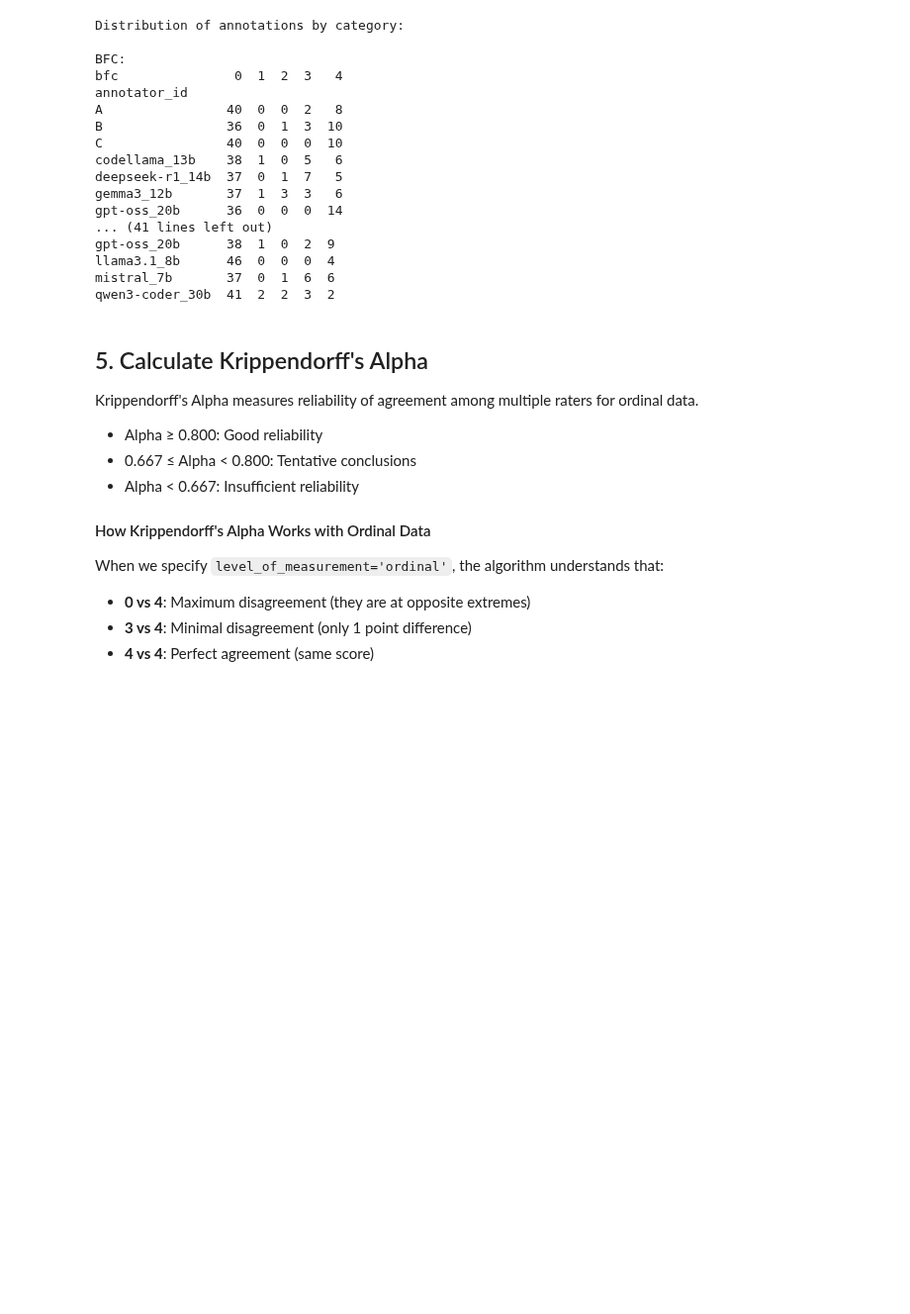
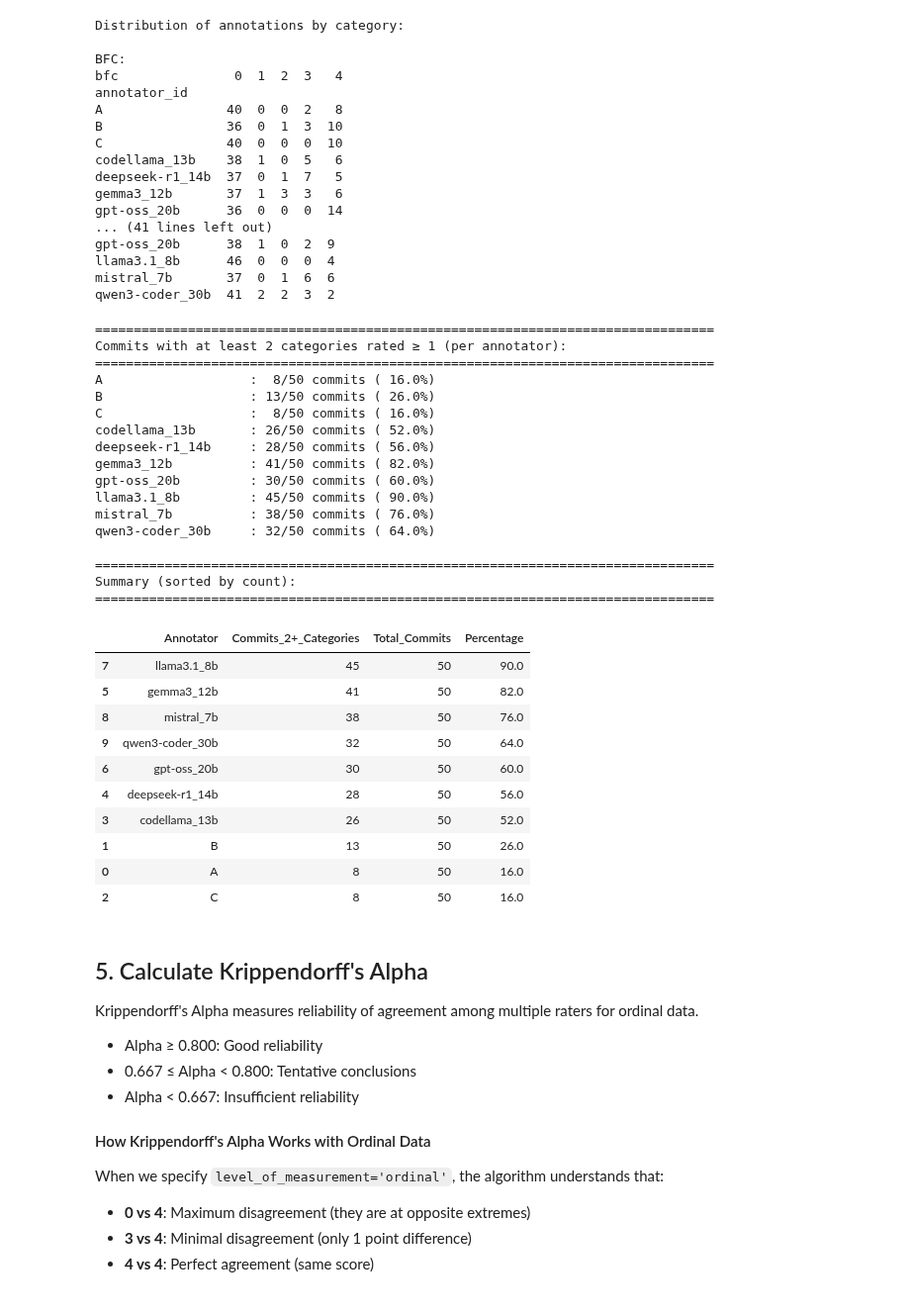
Before and after one commit to Maes95/llm-commit-classification, a Jupyter notebook: analysis/disagreement_analysis.ipynb, the cells around one changed output. Shown at 99% size. Drawn from its saved outputs; the diff is of its cells as text; code cells hidden in the pictures; blank space fills up the shorter version.

Commit message:
Add Commits with at least 2 categories rated ≥ 1 (per annotator)

```diff
--- a/analysis/disagreement_analysis.ipynb
+++ b/analysis/disagreement_analysis.ipynb
@@ -199,6 +199,81 @@ gpt-oss_20b      38  1  0  2  9
 llama3.1_8b      46  0  0  0  4
 mistral_7b       37  0  1  6  6
 qwen3-coder_30b  41  2  2  3  2
+# %%
+# Calculate commits with 2+ categories rated >= 1 for each annotator
+print("\n" + "="*80)
+print("Commits with at least 2 categories rated ≥ 1 (per annotator):")
+print("="*80)
+
+multi_category_results = []
+
+for annotator in sorted(validation_df['annotator_id'].unique()):
+    annotator_data = validation_df[validation_df['annotator_id'] == annotator]
+
+    # For each commit, count how many categories have value >= 1
+    commits_with_multi_categories = 0
+
+    for commit_hash in annotator_data['hash'].unique():
+        commit_row = annotator_data[annotator_data['hash'] == commit_hash].iloc[0]
+
+        # Count categories with rating >= 1
+        categories_rated_high = sum([
+            1 for col in classification_cols
+            if commit_row[col] >= 1
+        ])
+
+        if categories_rated_high >= 2:
+            commits_with_multi_categories += 1
+
+    total_commits = len(annotator_data['hash'].unique())
+    percentage = (commits_with_multi_categories / total_commits * 100) if total_commits > 0 else 0
+
+    multi_category_results.append({
+        'Annotator': annotator,
+        'Commits_2+_Categories': commits_with_multi_categories,
+        'Total_Commits': total_commits,
+        'Percentage': percentage
+    })
+
+    print(f"{annotator:20s}: {commits_with_multi_categories:2d}/{total_commits} commits ({percentage:5.1f}%)")
+
+# Create summary dataframe
+multi_category_df = pd.DataFrame(multi_category_results)
+multi_category_df = multi_category_df.sort_values('Commits_2+_Categories', ascending=False)
+
+print("\n" + "="*80)
+print("Summary (sorted by count):")
+print("="*80)
+display(multi_category_df)
+# %% [output]
+================================================================================
+Commits with at least 2 categories rated ≥ 1 (per annotator):
+================================================================================
+A                   :  8/50 commits ( 16.0%)
+B                   : 13/50 commits ( 26.0%)
+C                   :  8/50 commits ( 16.0%)
+codellama_13b       : 26/50 commits ( 52.0%)
+deepseek-r1_14b     : 28/50 commits ( 56.0%)
+gemma3_12b          : 41/50 commits ( 82.0%)
+gpt-oss_20b         : 30/50 commits ( 60.0%)
+llama3.1_8b         : 45/50 commits ( 90.0%)
+mistral_7b          : 38/50 commits ( 76.0%)
+qwen3-coder_30b     : 32/50 commits ( 64.0%)
+
+================================================================================
+Summary (sorted by count):
+================================================================================
+|  | Annotator | Commits_2+_Categories | Total_Commits | Percentage |
+| 7 | llama3.1_8b | 45 | 50 | 90.0 |
+| 5 | gemma3_12b | 41 | 50 | 82.0 |
+| 8 | mistral_7b | 38 | 50 | 76.0 |
+| 9 | qwen3-coder_30b | 32 | 50 | 64.0 |
+| 6 | gpt-oss_20b | 30 | 50 | 60.0 |
+| 4 | deepseek-r1_14b | 28 | 50 | 56.0 |
+| 3 | codellama_13b | 26 | 50 | 52.0 |
+| 1 | B | 13 | 50 | 26.0 |
+| 0 | A | 8 | 50 | 16.0 |
+| 2 | C | 8 | 50 | 16.0 |
 # %% [markdown]
 ## 5. Calculate Krippendorff's Alpha
 
```
